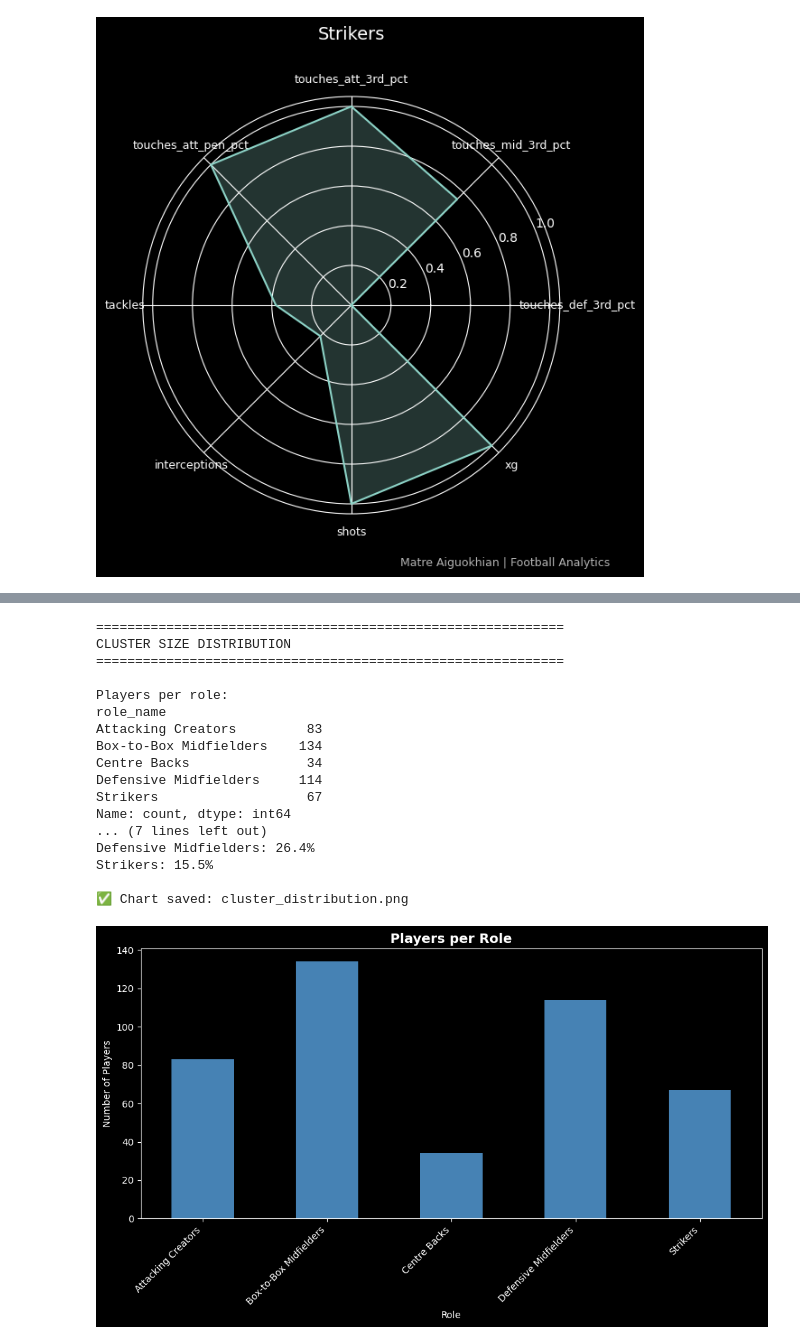
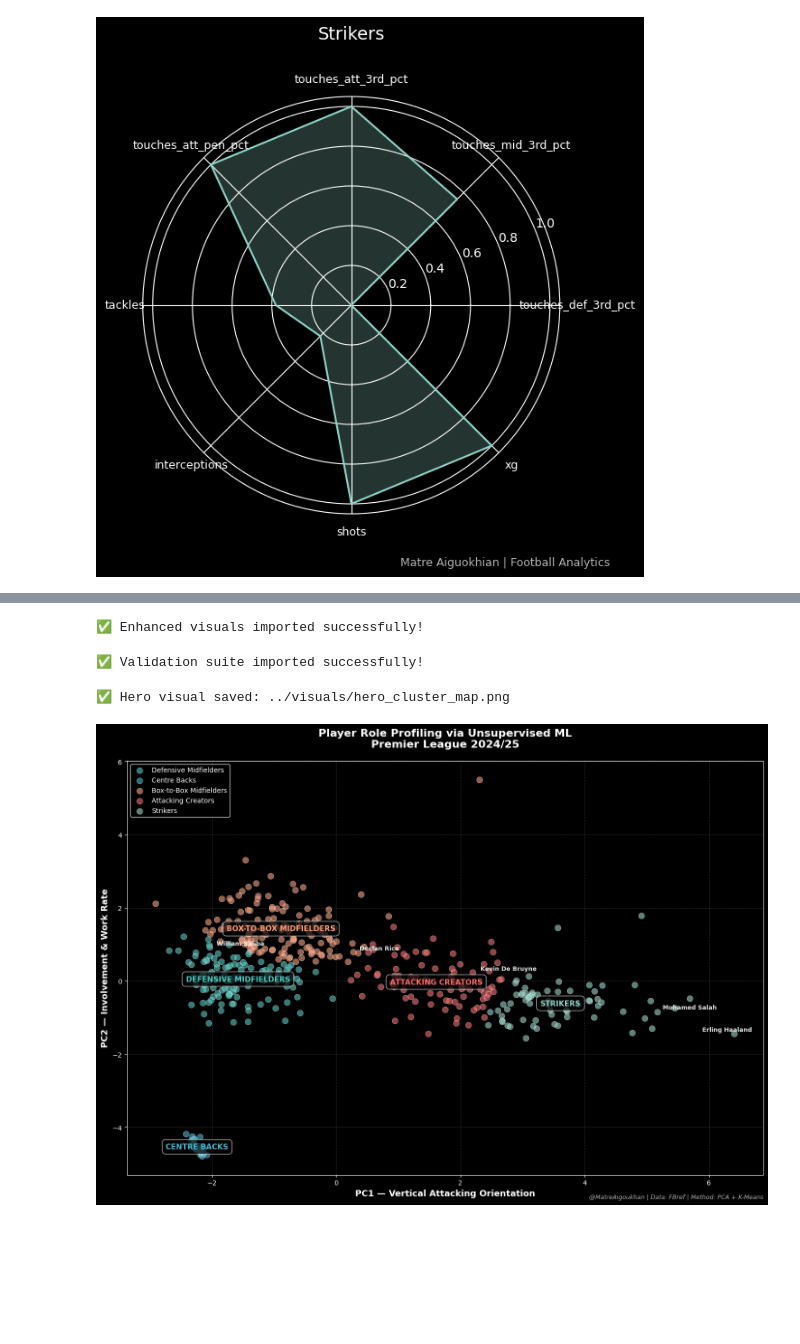
Before and after one commit to Matre5/player-role-profiler, a Jupyter notebook: notebooks/01_player_role_geometry.ipynb, the cells around one changed output, grey strips where cells are left out. Drawn from its saved outputs; the diff is of its cells as text; code cells hidden in the pictures; blank space fills up the shorter version.

Commit message:
enahncing visuals

```diff
--- a/notebooks/01_player_role_geometry.ipynb
+++ b/notebooks/01_player_role_geometry.ipynb
@@ -1037,21 +982,0 @@ def check_top_players_per_cluster(pca_df, df, top_n=15):
-# %%
-check_cluster_distribution(pca_df)
-# %% [output]
-============================================================
-CLUSTER SIZE DISTRIBUTION
-============================================================
-
-Players per role:
-role_name
-Attacking Creators         83
-Box-to-Box Midfielders    134
-Centre Backs               34
-Defensive Midfielders     114
-Strikers                   67
-Name: count, dtype: int64
-... (7 lines left out)
-Defensive Midfielders: 26.4%
-Strikers: 15.5%
-
-✅ Chart saved: cluster_distribution.png
-[figure, removed]
@@ -1123,0 +983,29 @@ def validate_known_players(pca_df):
+# %%
+from enhanced_visuals import (
+    create_hero_cluster_visual,
+    create_improved_radar,
+    create_radar_grid,
+    create_cluster_profile_table
+)
+
+print("✅ Enhanced visuals imported successfully!")
+# %% [output]
+✅ Enhanced visuals imported successfully!
+# %%
+from Validation_suite import (
+    check_cluster_distribution,
+    check_cluster_separation,
+    check_position_alignment,
+    check_top_players_per_cluster,
+    validate_known_players,
+    find_edge_cases,
+)
+print("✅ Validation suite imported successfully!")
+# %% [output]
+✅ Validation suite imported successfully!
+# %%
+# Create the hero visual (main social media image)
+fig = create_hero_cluster_visual(pca_df)
+# %% [output]
+✅ Hero visual saved: ../visuals/hero_cluster_map.png
+[figure, added]
```
Also changed, not shown: parts of 9 cells of this notebook, 2 other files.
